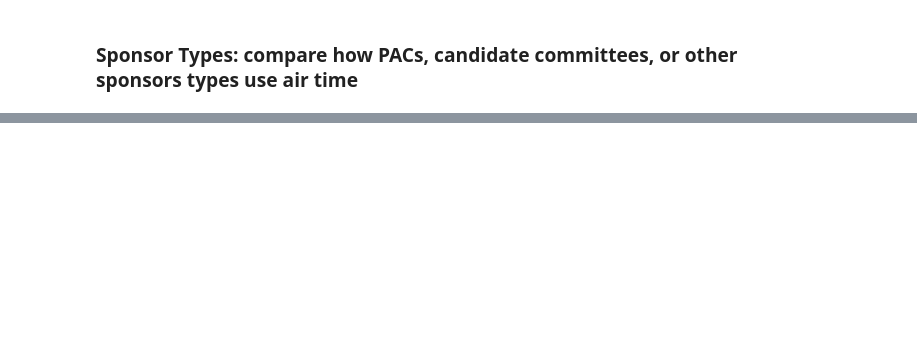
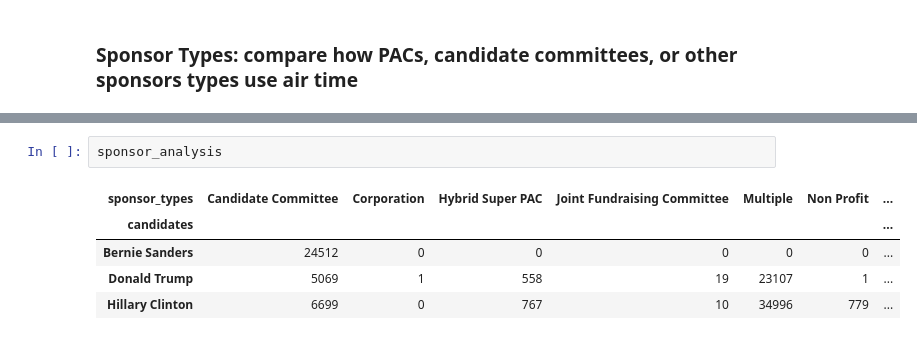
Before and after one commit to UC-Berkeley-I-School/Project2_Zhang_Lau_Liu, a Jupyter notebook: analysis_julia.ipynb, the cells around one changed output, grey strips where cells are left out. Saved outputs shown, nothing was run; the diff lists cells and outputs as text; blank space fills up the shorter version.

```diff
--- a/analysis_julia.ipynb
+++ b/analysis_julia.ipynb
@@ -306,3 +343,11 @@ fig.update_layout(barmode='stack', xaxis_title='Candidates', yaxis_title='Air Co
 fig.show()
 # %% [output]
 [interactive output not drawn]
+# %%
+sponsor_analysis
+# %% [output]
+| sponsor_types | Candidate Committee | Corporation | Hybrid Super PAC | Joint Fundraising Committee | Multiple | Non Profit | ... |
+| candidates |  |  |  |  |  |  | ... |
+| Bernie Sanders | 24512 | 0 | 0 | 0 | 0 | 0 | ... |
+| Donald Trump | 5069 | 1 | 558 | 19 | 23107 | 1 | ... |
+| Hillary Clinton | 6699 | 0 | 767 | 10 | 34996 | 779 | ... |
```
Also changed, not shown: parts of 4 cells of this notebook.
